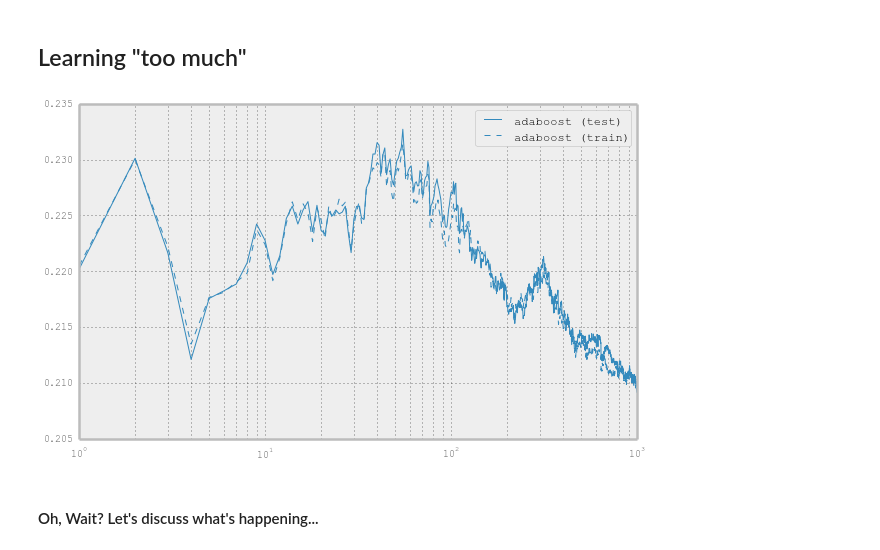
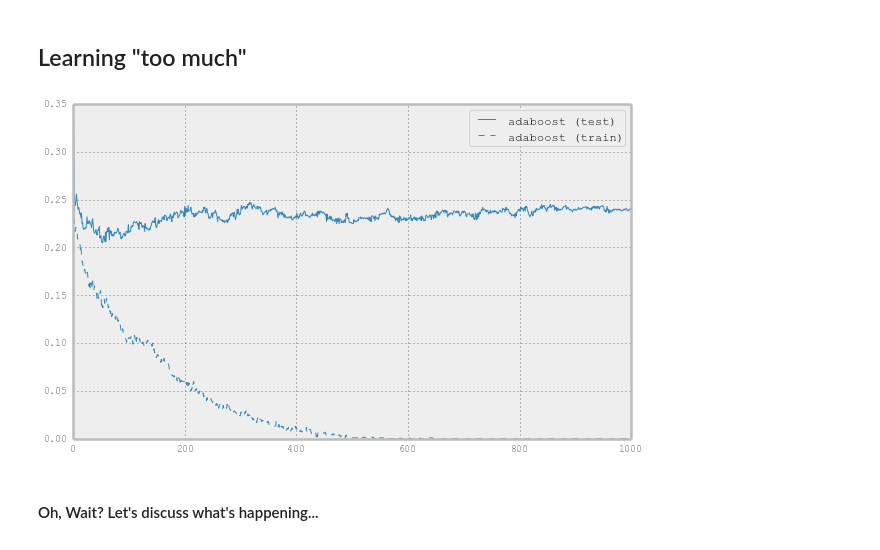
Before and after one commit to Djabbz/SOS14_practical_session, a Jupyter notebook: SOS.ipynb, the cells around one changed output. Saved outputs shown, nothing was run; the diff lists cells and outputs as text; code cells hidden in the pictures.

```diff
--- a/SOS.ipynb
+++ b/SOS.ipynb
@@ -86,13 +86,13 @@ small_valid_Y = Y[subset_size/2:]
 # %% [markdown]
 ## Learning "too much"
 # %%
-adaboost = ens.AdaBoostClassifier(n_estimators=1000, base_estimator=tree.DecisionTreeClassifier(max_depth=4))
+adaboost = ens.AdaBoostClassifier(n_estimators=1000, base_estimator=tree.DecisionTreeClassifier(max_depth=1))
 adaboost.fit(small_train_X, small_train_Y) ;
 # %%
-SOS.learning_curve_plot({'adaboost': adaboost}, small_train_X, small_train_Y, small_valid_X, small_valid_Y, log_scale=True)
+SOS.learning_curve_plot({'adaboost': adaboost}, small_train_X, small_train_Y, small_valid_X, small_valid_Y, log_scale=False)
 # SOS.learning_curve_plot({'adaboost': adaboost, 'RandomForest': random_forest}, small_train_X, small_train_Y, small_valid_X, small_valid_Y, log_scale=True)
 # %% [output]
-[figure, old version]
+[figure, new version]
 # %% [markdown]
 #### Oh, Wait? Let's discuss what's happening...
 # %% [markdown]
```
Also changed, not shown: parts of 10 cells of this notebook, 3 other files.
